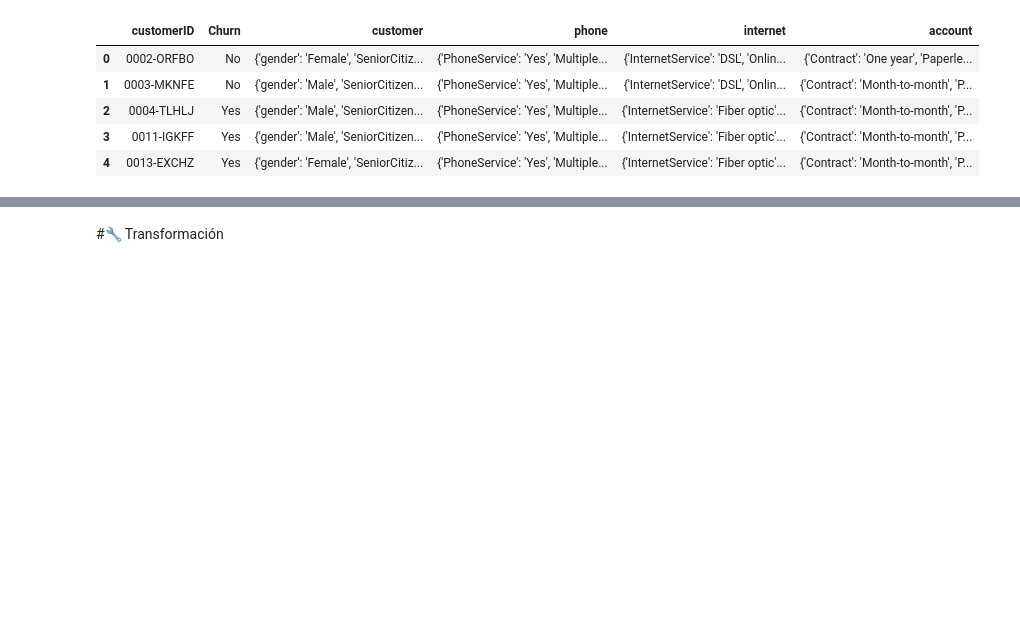
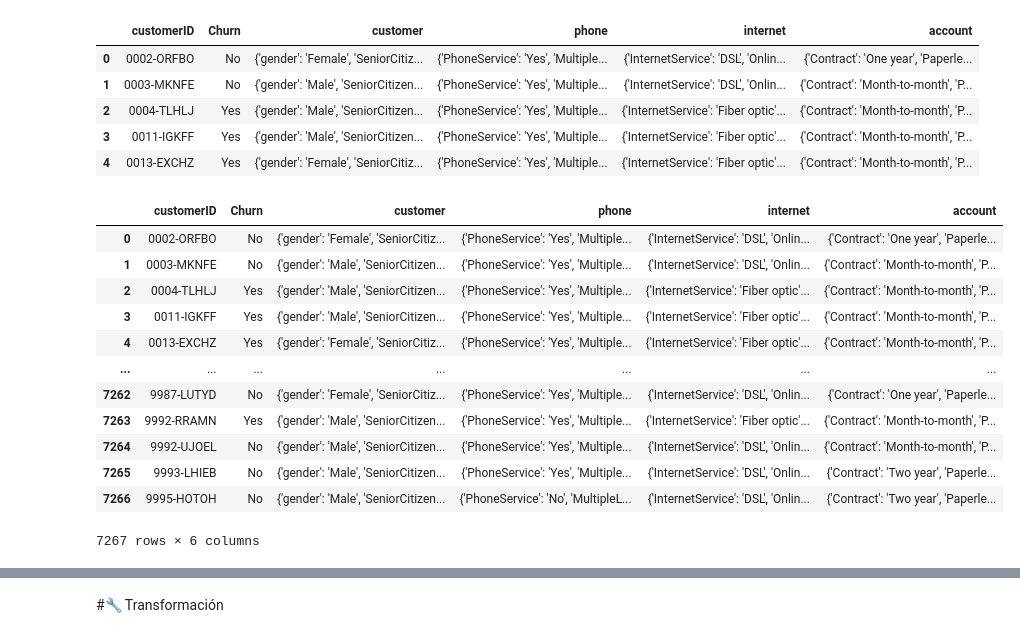
Before and after one commit to cmrondon2000/challenge2-data-science-LATAM, a Jupyter notebook: TelecomX_LATAM.ipynb, the cells around one changed output, grey strips where cells are left out. Saved outputs shown, nothing was run; the diff lists cells and outputs as text; code cells hidden in the pictures; blank space fills up the shorter version.

```diff
--- a/TelecomX_LATAM.ipynb
+++ b/TelecomX_LATAM.ipynb
@@ -13,3 +13,19 @@ datos.head()
 | 2 | 0004-TLHLJ | Yes | {'gender': 'Male', 'SeniorCitizen... | {'PhoneService': 'Yes', 'Multiple... | {'InternetService': 'Fiber optic'... | {'Contract': 'Month-to-month', 'P... |
 | 3 | 0011-IGKFF | Yes | {'gender': 'Male', 'SeniorCitizen... | {'PhoneService': 'Yes', 'Multiple... | {'InternetService': 'Fiber optic'... | {'Contract': 'Month-to-month', 'P... |
 | 4 | 0013-EXCHZ | Yes | {'gender': 'Female', 'SeniorCitiz... | {'PhoneService': 'Yes', 'Multiple... | {'InternetService': 'Fiber optic'... | {'Contract': 'Month-to-month', 'P... |
+# %%
+datos
+# %% [output]
+|  | customerID | Churn | customer | phone | internet | account |
+| 0 | 0002-ORFBO | No | {'gender': 'Female', 'SeniorCitiz... | {'PhoneService': 'Yes', 'Multiple... | {'InternetService': 'DSL', 'Onlin... | {'Contract': 'One year', 'Paperle... |
+| 1 | 0003-MKNFE | No | {'gender': 'Male', 'SeniorCitizen... | {'PhoneService': 'Yes', 'Multiple... | {'InternetService': 'DSL', 'Onlin... | {'Contract': 'Month-to-month', 'P... |
+| 2 | 0004-TLHLJ | Yes | {'gender': 'Male', 'SeniorCitizen... | {'PhoneService': 'Yes', 'Multiple... | {'InternetService': 'Fiber optic'... | {'Contract': 'Month-to-month', 'P... |
+| 3 | 0011-IGKFF | Yes | {'gender': 'Male', 'SeniorCitizen... | {'PhoneService': 'Yes', 'Multiple... | {'InternetService': 'Fiber optic'... | {'Contract': 'Month-to-month', 'P... |
+| 4 | 0013-EXCHZ | Yes | {'gender': 'Female', 'SeniorCitiz... | {'PhoneService': 'Yes', 'Multiple... | {'InternetService': 'Fiber optic'... | {'Contract': 'Month-to-month', 'P... |
+| ... | ... | ... | ... | ... | ... | ... |
+| 7262 | 9987-LUTYD | No | {'gender': 'Female', 'SeniorCitiz... | {'PhoneService': 'Yes', 'Multiple... | {'InternetService': 'DSL', 'Onlin... | {'Contract': 'One year', 'Paperle... |
+| 7263 | 9992-RRAMN | Yes | {'gender': 'Male', 'SeniorCitizen... | {'PhoneService': 'Yes', 'Multiple... | {'InternetService': 'Fiber optic'... | {'Contract': 'Month-to-month', 'P... |
+| 7264 | 9992-UJOEL | No | {'gender': 'Male', 'SeniorCitizen... | {'PhoneService': 'Yes', 'Multiple... | {'InternetService': 'DSL', 'Onlin... | {'Contract': 'Month-to-month', 'P... |
+| 7265 | 9993-LHIEB | No | {'gender': 'Male', 'SeniorCitizen... | {'PhoneService': 'Yes', 'Multiple... | {'InternetService': 'DSL', 'Onlin... | {'Contract': 'Two year', 'Paperle... |
+| 7266 | 9995-HOTOH | No | {'gender': 'Male', 'SeniorCitizen... | {'PhoneService': 'No', 'MultipleL... | {'InternetService': 'DSL', 'Onlin... | {'Contract': 'Two year', 'Paperle... |
+7267 rows × 6 columns
```
Also changed, not shown: parts of 2 cells of this notebook.
